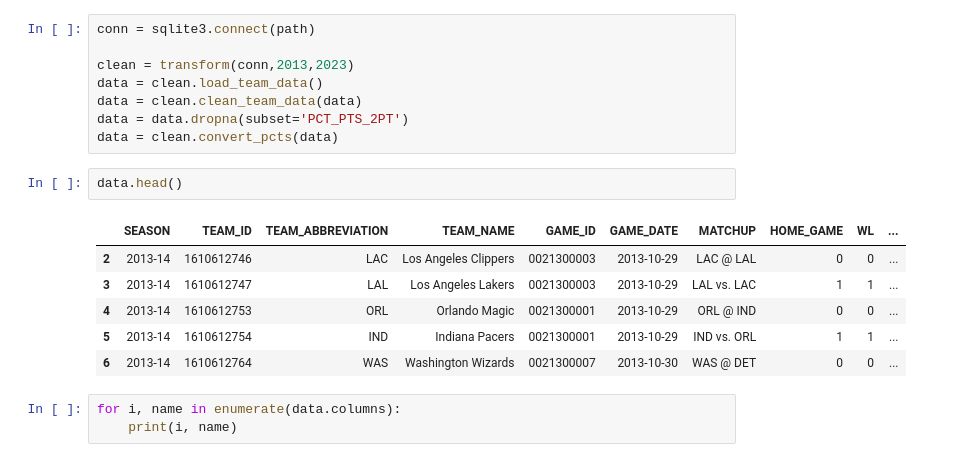
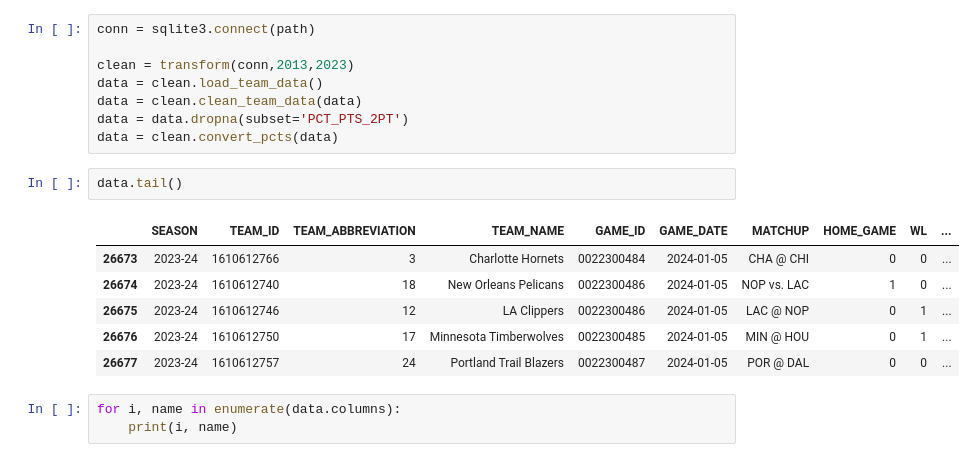
Before and after one commit to apensotti/NBA_Models, a Jupyter notebook: src/notebooks/model2.ipynb, the cells around one changed output. Drawn from its saved outputs; the diff is of its cells as text.

```diff
--- a/src/notebooks/model2.ipynb
+++ b/src/notebooks/model2.ipynb
@@ -25,14 +25,14 @@ data = clean.clean_team_data(data)
 data = data.dropna(subset='PCT_PTS_2PT')
 data = clean.convert_pcts(data)
 # %%
-data.head()
+data.tail()
 # %% [output]
 |  | SEASON | TEAM_ID | TEAM_ABBREVIATION | TEAM_NAME | GAME_ID | GAME_DATE | MATCHUP | HOME_GAME | WL | ... |
-| 2 | 2013-14 | 1610612746 | LAC | Los Angeles Clippers | 0021300003 | 2013-10-29 | LAC @ LAL | 0 | 0 | ... |
-| 3 | 2013-14 | 1610612747 | LAL | Los Angeles Lakers | 0021300003 | 2013-10-29 | LAL vs. LAC | 1 | 1 | ... |
-| 4 | 2013-14 | 1610612753 | ORL | Orlando Magic | 0021300001 | 2013-10-29 | ORL @ IND | 0 | 0 | ... |
-| 5 | 2013-14 | 1610612754 | IND | Indiana Pacers | 0021300001 | 2013-10-29 | IND vs. ORL | 1 | 1 | ... |
-| 6 | 2013-14 | 1610612764 | WAS | Washington Wizards | 0021300007 | 2013-10-30 | WAS @ DET | 0 | 0 | ... |
+| 26673 | 2023-24 | 1610612766 | 3 | Charlotte Hornets | 0022300484 | 2024-01-05 | CHA @ CHI | 0 | 0 | ... |
+| 26674 | 2023-24 | 1610612740 | 18 | New Orleans Pelicans | 0022300486 | 2024-01-05 | NOP vs. LAC | 1 | 0 | ... |
+| 26675 | 2023-24 | 1610612746 | 12 | LA Clippers | 0022300486 | 2024-01-05 | LAC @ NOP | 0 | 1 | ... |
+| 26676 | 2023-24 | 1610612750 | 17 | Minnesota Timberwolves | 0022300485 | 2024-01-05 | MIN @ HOU | 0 | 1 | ... |
+| 26677 | 2023-24 | 1610612757 | 24 | Portland Trail Blazers | 0022300487 | 2024-01-05 | POR @ DAL | 0 | 0 | ... |
 # %%
 for i, name in enumerate(data.columns):
     print(i, name)
```
Also changed, not shown: parts of 16 cells of this notebook, 8 other files.
